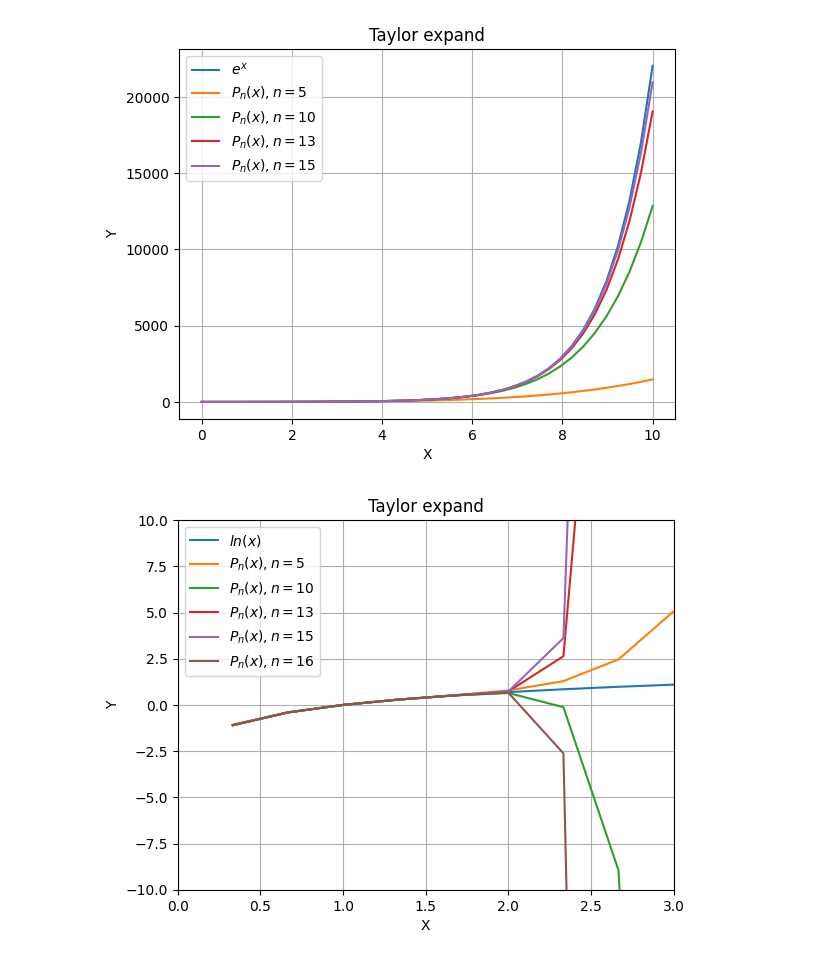
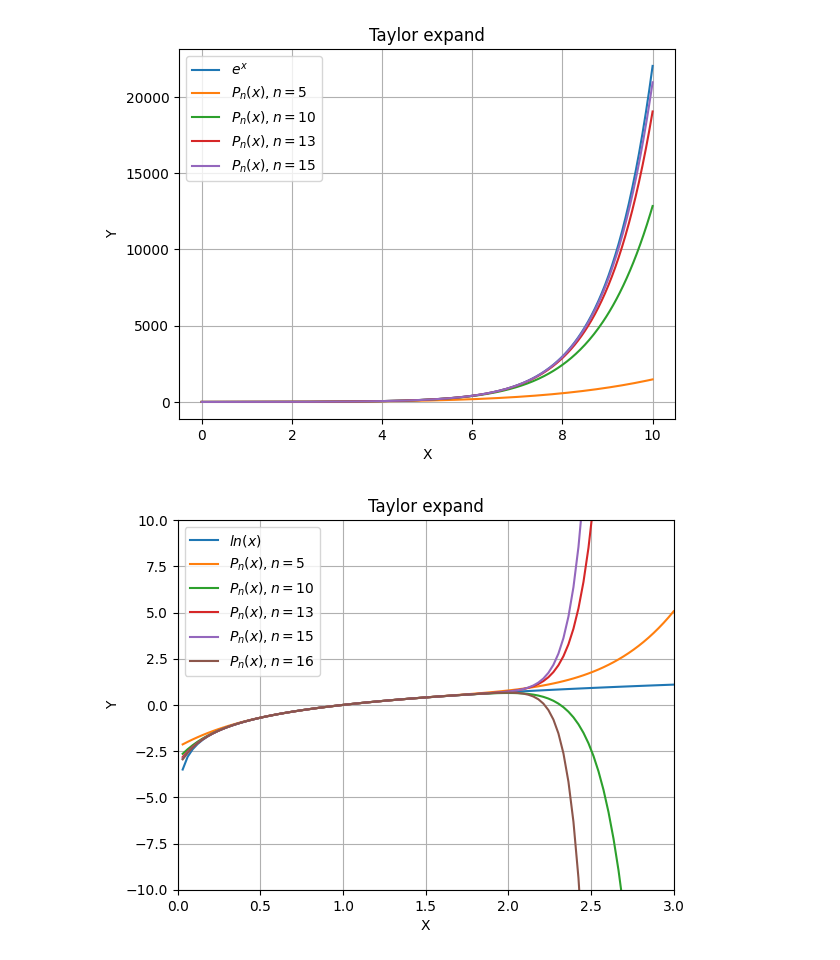
Before and after one commit to xiaochuan-dev/numerical-analysis, a Jupyter notebook: taylor_insert.ipynb, the cells around one changed output. Drawn from its saved outputs; the diff is of its cells as text; code cells hidden in the pictures.

```diff
--- a/taylor_insert.ipynb
+++ b/taylor_insert.ipynb
@@ -82,7 +82,7 @@ import numpy as np
 import math
 import matplotlib.pyplot as plt
 
-x = np.linspace(0, 3, 10)[1:]
+x = np.linspace(0, 3, 100)[1:]
 y = np.log(x)
 
 x0 = 1
@@ -99,31 +99,31 @@ plt.plot(x, y_1, '-', label=r'$P_n(x), n=5$')
 
 p = taylor(math.log, df, x0, 10)
 p_f = np.vectorize(p)
 y_1 = p_f(x)
 plt.plot(x, y_1, '-', label=r'$P_n(x), n=10$')
 
 p = taylor(math.log, df, x0, 13)
 p_f = np.vectorize(p)
 y_1 = p_f(x)
 plt.plot(x, y_1, '-', label=r'$P_n(x), n=13$')
 
 p = taylor(math.log, df, x0, 15)
 p_f = np.vectorize(p)
 y_1 = p_f(x)
 plt.plot(x, y_1, '-', label=r'$P_n(x), n=15$')
 
 p = taylor(math.log, df, x0, 16)
 p_f = np.vectorize(p)
 y_1 = p_f(x)
 plt.plot(x, y_1, '-', label=r'$P_n(x), n=16$')
 
 plt.ylim(-10, 10)
 plt.xlim(0, 3)
 plt.title('Taylor expand')
 plt.xlabel('X')
 plt.ylabel('Y')
 plt.legend()
 plt.grid()
 plt.show()
 # %% [output]
-[figure, old version]
+[figure, new version]
```
Also changed, not shown: parts of 1 cell of this notebook.
